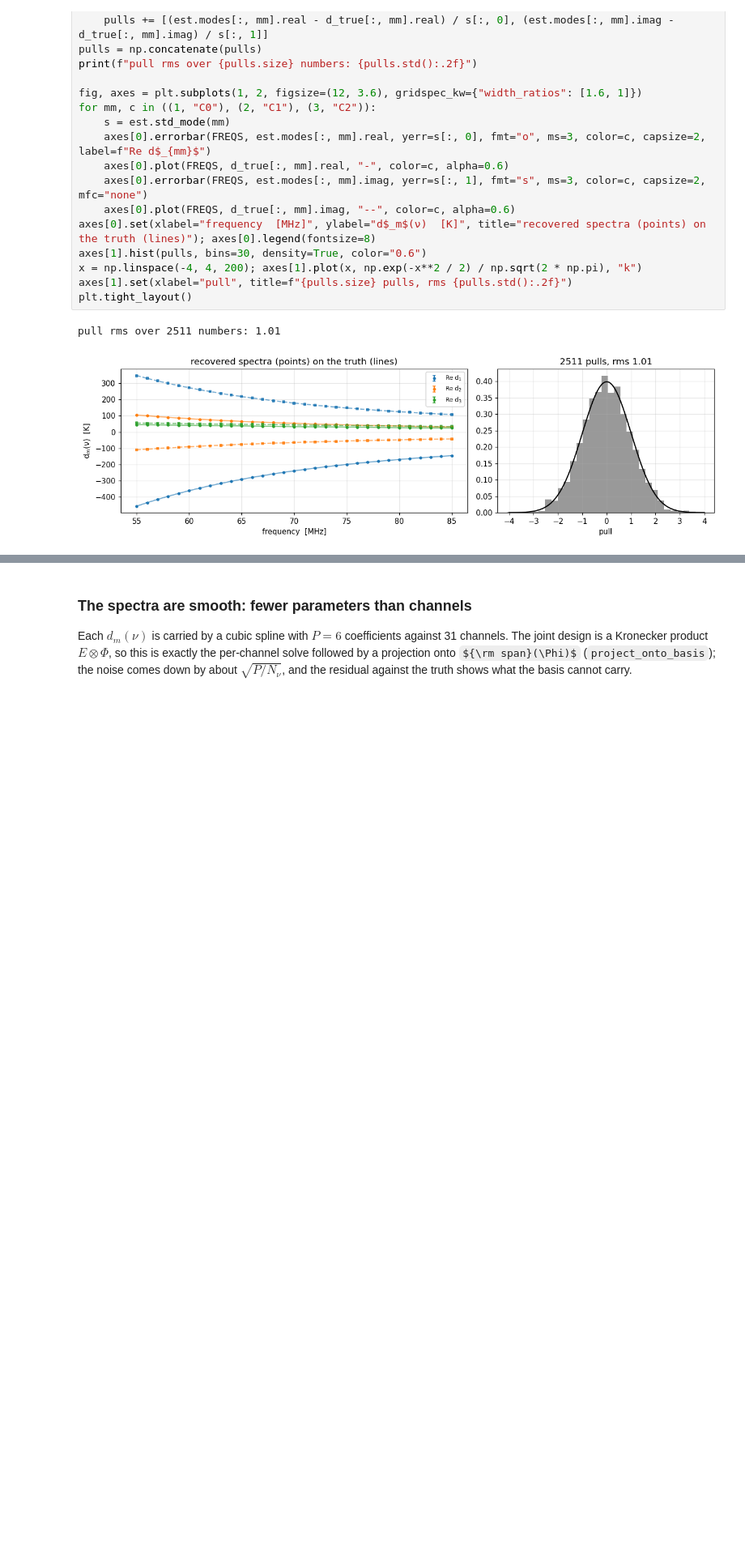
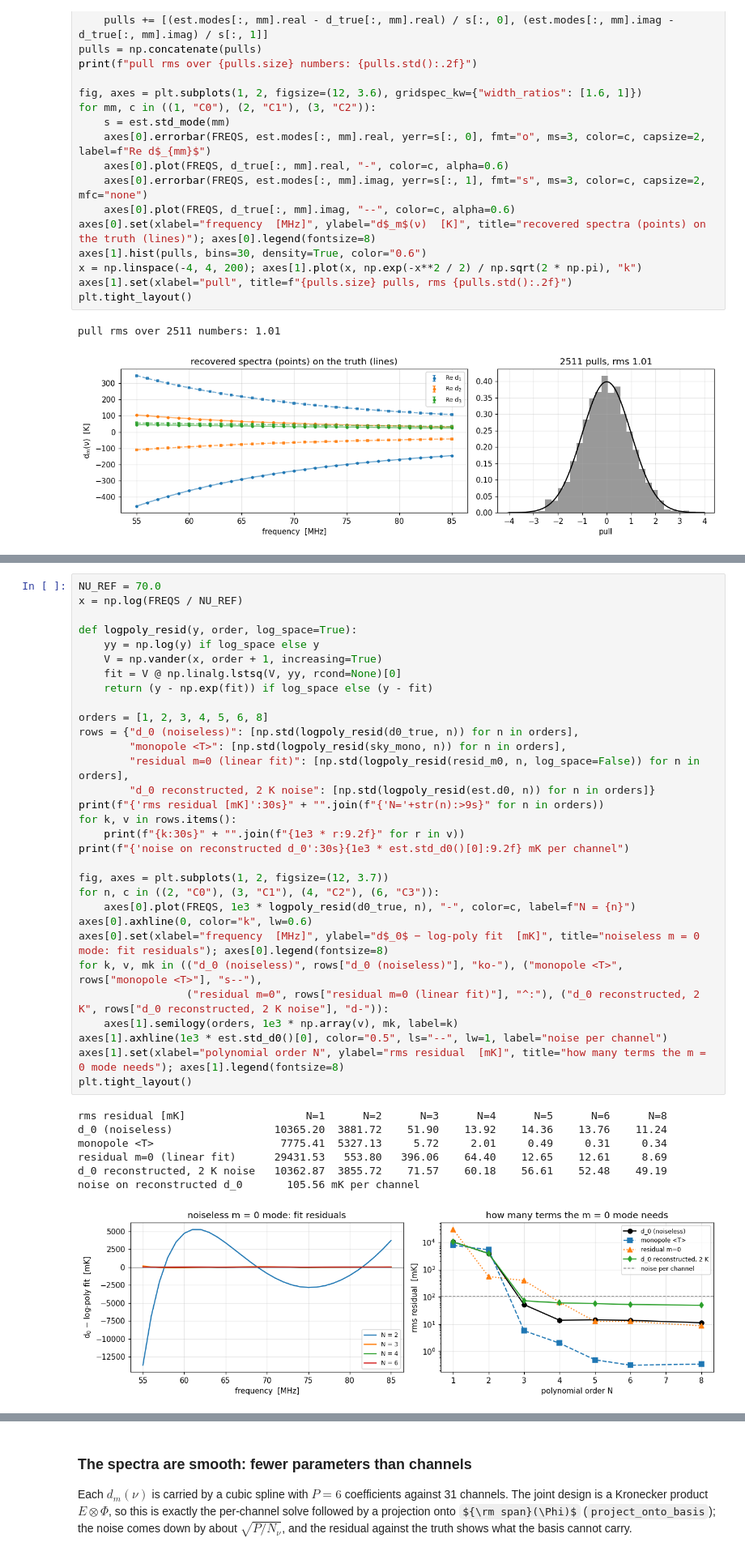
Before and after one commit to zzhang0123/limTOD, a Jupyter notebook: examples/mmode_drift_scan.ipynb, the cells around one changed output, grey strips where cells are left out. Shown at 81% size. Cells and saved outputs as stored; diff of their text form; some formulas as TeX source; blank space fills up the shorter version.

```diff
--- a/examples/mmode_drift_scan.ipynb
+++ b/examples/mmode_drift_scan.ipynb
@@ -172,0 +194,39 @@ pull rms over 2511 numbers: 1.01
+# %%
+NU_REF = 70.0
+x = np.log(FREQS / NU_REF)
+
+def logpoly_resid(y, order, log_space=True):
+    yy = np.log(y) if log_space else y
+    V = np.vander(x, order + 1, increasing=True)
+    fit = V @ np.linalg.lstsq(V, yy, rcond=None)[0]
+    return (y - np.exp(fit)) if log_space else (y - fit)
+
+orders = [1, 2, 3, 4, 5, 6, 8]
+rows = {"d_0 (noiseless)": [np.std(logpoly_resid(d0_true, n)) for n in orders],
+        "monopole <T>": [np.std(logpoly_resid(sky_mono, n)) for n in orders],
+        "residual m=0 (linear fit)": [np.std(logpoly_resid(resid_m0, n, log_space=False)) for n in orders],
+        "d_0 reconstructed, 2 K noise": [np.std(logpoly_resid(est.d0, n)) for n in orders]}
+print(f"{'rms residual [mK]':30s}" + "".join(f"{'N='+str(n):>9s}" for n in orders))
+for k, v in rows.items():
+    print(f"{k:30s}" + "".join(f"{1e3 * r:9.2f}" for r in v))
+print(f"{'noise on reconstructed d_0':30s}{1e3 * est.std_d0()[0]:9.2f} mK per channel")
+
+fig, axes = plt.subplots(1, 2, figsize=(12, 3.7))
+for n, c in ((2, "C0"), (3, "C1"), (4, "C2"), (6, "C3")):
+    axes[0].plot(FREQS, 1e3 * logpoly_resid(d0_true, n), "-", color=c, label=f"N = {n}")
+axes[0].axhline(0, color="k", lw=0.6)
+axes[0].set(xlabel="frequency  [MHz]", ylabel="d$_0$ − log-poly fit  [mK]", title="noiseless m = 0 mode: fit residuals"); axes[0].legend(fontsize=8)
+for k, v, mk in (("d_0 (noiseless)", rows["d_0 (noiseless)"], "ko-"), ("monopole <T>", rows["monopole <T>"], "s--"),
+                 ("residual m=0", rows["residual m=0 (linear fit)"], "^:"), ("d_0 reconstructed, 2 K", rows["d_0 reconstructed, 2 K noise"], "d-")):
+    axes[1].semilogy(orders, 1e3 * np.array(v), mk, label=k)
+axes[1].axhline(1e3 * est.std_d0()[0], color="0.5", ls="--", lw=1, label="noise per channel")
+axes[1].set(xlabel="polynomial order N", ylabel="rms residual  [mK]", title="how many terms the m = 0 mode needs"); axes[1].legend(fontsize=8)
+plt.tight_layout()
+# %% [output]
+rms residual [mK]                   N=1      N=2      N=3      N=4      N=5      N=6      N=8
+d_0 (noiseless)                10365.20  3881.72    51.90    13.92    14.36    13.76    11.24
+monopole <T>                    7775.41  5327.13     5.72     2.01     0.49     0.31     0.34
+residual m=0 (linear fit)      29431.53   553.80   396.06    64.40    12.65    12.61     8.69
+d_0 reconstructed, 2 K noise   10362.87  3855.72    71.57    60.18    56.61    52.48    49.19
+noise on reconstructed d_0       105.56 mK per channel
+[figure, added]
```
Also changed, not shown: parts of 9 cells of this notebook.
